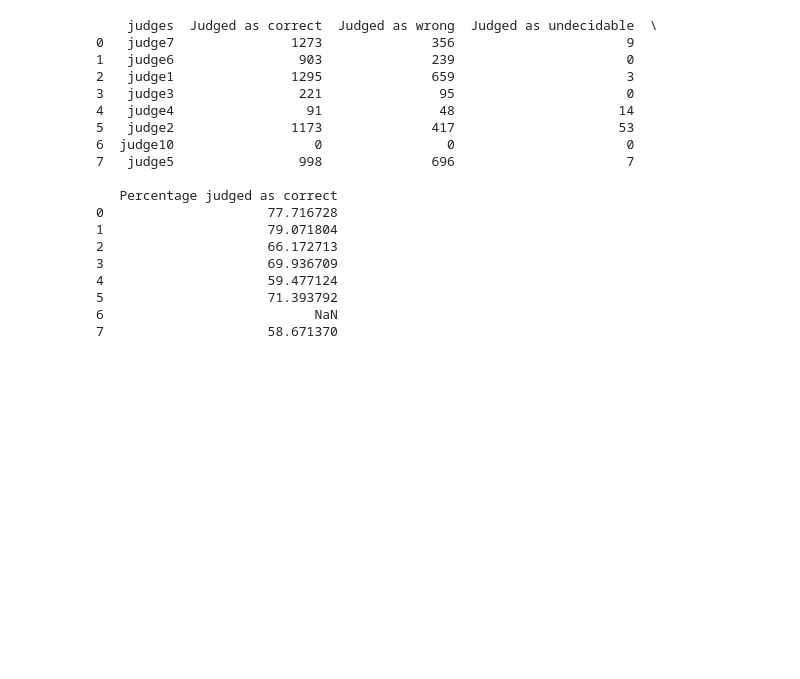
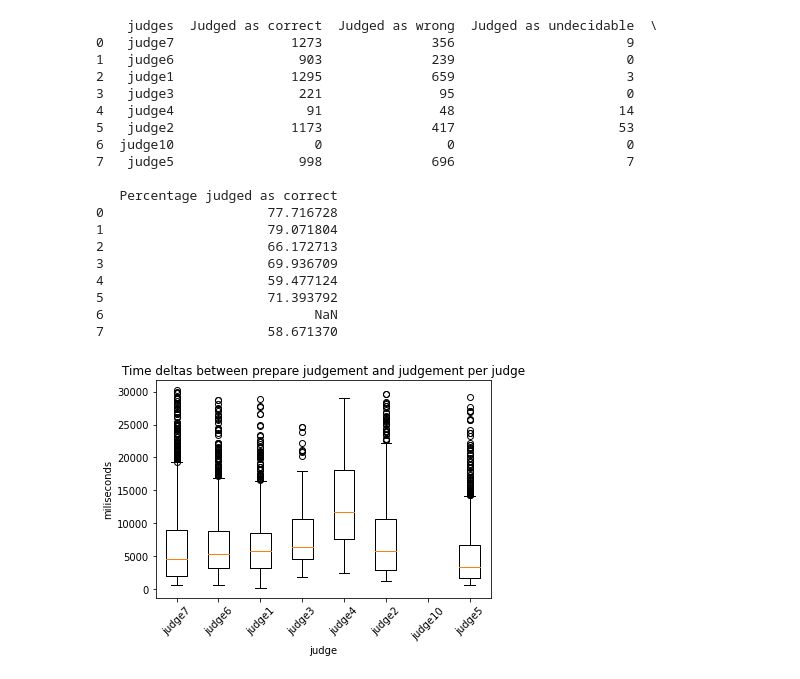
Before and after one commit to vGsteiger/VBS-Analysis, a Jupyter notebook: code/VBSEvaluation.ipynb, the cells around one changed output. Drawn from its saved outputs; the diff is of its cells as text; code cells hidden in the pictures; blank space fills up the shorter version.

Commit message:
Added judgement time deltas

```diff
--- a/code/VBSEvaluation.ipynb
+++ b/code/VBSEvaluation.ipynb
@@ -1363,3 +1363,79 @@ df.to_latex('./tex/avs_judgement_statistics.tex')
 5                     71.393792
 6                           NaN
 7                     58.671370
+# %%
+class Judge:
+    def __init__(self, name) -> None:
+        self.name = name
+        self.sessions = dict()
+        self.nr_correct = 0
+        self.nr_wrong = 0
+        self.nr_undecidable = 0
+        self.deltas = []
+
+    def add_session(self, sessionId):
+        self.sessions[sessionId] = True
+
+    def is_session_user(self, sessionId):
+        return sessionId in self.sessions
+
+    def add_wrong(self):
+        self.nr_wrong += 1
+
+    def add_correct(self):
+        self.nr_correct += 1
+
+    def add_indeterminate(self):
+        self.nr_undecidable += 1
+
+    def add_status(self, status):
+        if status == 'CORRECT':
+            self.add_correct()
+        elif status == 'WRONG':
+            self.add_wrong()
+        elif status == 'UNDECIDABLE':
+            self.add_indeterminate()
+
+    def add_delta(self, delta):
+        self.deltas.append(delta)
+
+judges = dict()
+
+for a in audit:
+    if a['type'] == 'LOGIN':
+        if 'judge' in a['user']:
+            if a['user'] in judges:
+                judges[a['user']].add_session(a['session'])
+            else:
+                judges[a['user']] = Judge(a['user'])
+                judges[a['user']].add_session(a['session'])
+
+
+prep_judgements = dict()
+
+for a in audit:
+    if a['type'] == 'PREPARE_JUDGEMENT':
+        prep_judgements[a['token']] = a['timestamp']
+
+for a in audit:
+    if a['type'] == 'JUDGEMENT':
+        for j in judges:
+            if judges[j].is_session_user(a['user']):
+                judges[j].add_delta(a['timestamp'] - prep_judgements[a['token']])
+
+judges_names = []
+judge_deltas = []
+
+for j in judges:
+    judges_names.append(judges[j].name)
+    judge_deltas.append(judges[j].deltas)
+
+plt.boxplot(judge_deltas)
+plt.ylabel('miliseconds')
+plt.xlabel('judge')
+plt.title('Time deltas between prepare judgement and judgement per judge')
+plt.xticks([i + 1 for i in range(8)], judges_names)
+plt.xticks(rotation=45)
+plt.savefig('figs/delta_judges_times.pdf', format='pdf', bbox_inches="tight")
+# %% [output]
+[figure, added]
```
Also changed, not shown: 1 other file.
